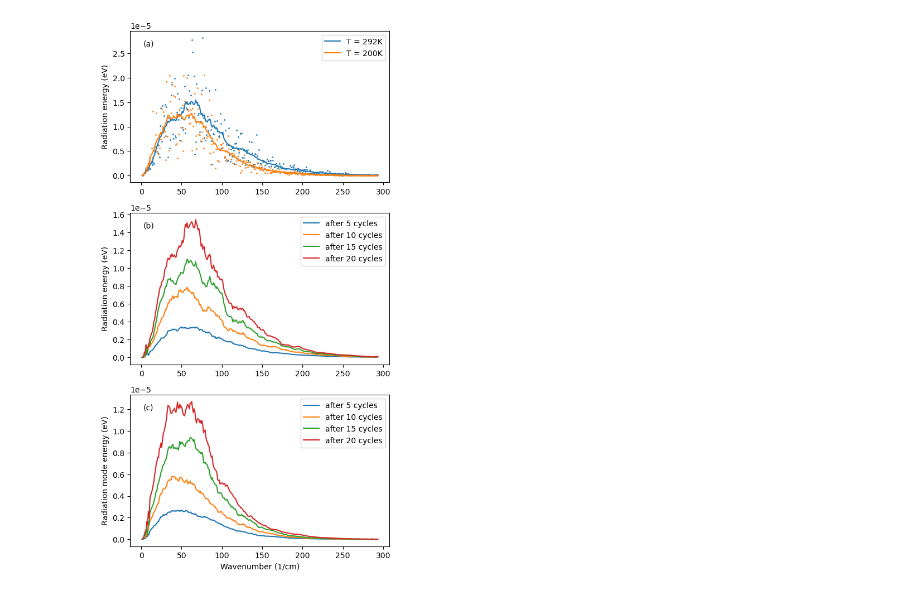
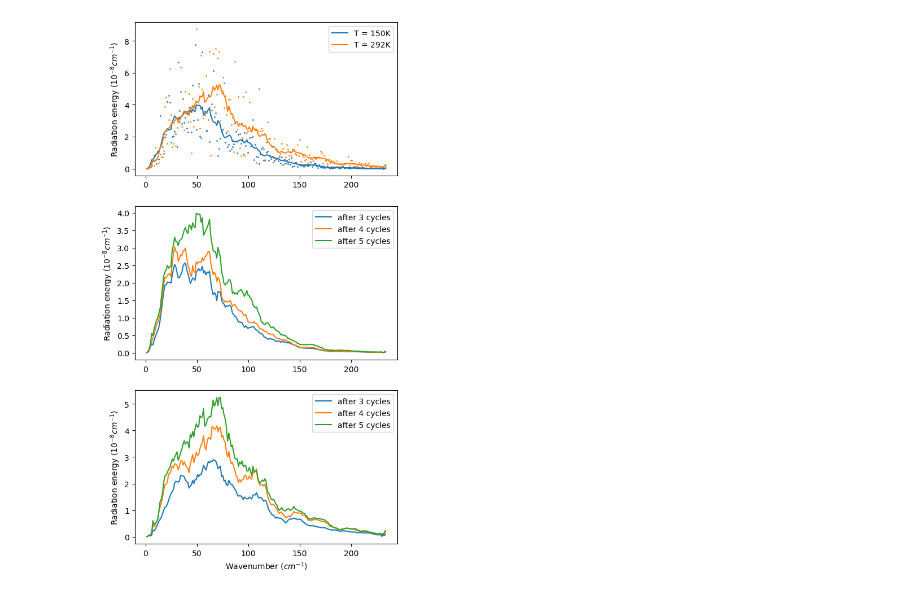
Before and after one commit to RibeiroGroup/Molecular-Dynamics-for-CIS, a Jupyter notebook: src/Plot.ipynb, the cells around one changed output. Drawn from its saved outputs; the diff is of its cells as text; code cells hidden in the pictures.

```diff
--- a/src/Plot.ipynb
+++ b/src/Plot.ipynb
@@ -20,4 +30,5 @@ from analyze_tools import plot_tools as pt
 # %%
 pt = importlib.reload(pt)
+red = importlib.reload(red)
 # %%
 ROOT2 = "pickle_jar/"
@@ -47,0 +189,19 @@ cav_result_folders_list200 = [
+# %%
+spectrum2 = pt.Plot(n_spec_plots = 2)
+
+for j, result_dict in enumerate(cave_result_dict_list):
+    em = result_dict[4]['probe_field']
+    wavenumber = red.convert_wavenumber(em.k_val)
+    final_rad_energy = red.convert_energy(em.history['energy'][-1], 'cm-1') * 1e5
+    wn, erad = profiling_rad(wavenumber, final_rad_energy)
+
+    spectrum2.add_spec_plot(
+        j, wn, erad, scatter = False)
+
+    spectrum2.add_spec_plot(
+        j, wn0, np.array(erad0), scatter = False, linestyle = "--")
+
+    spectrum2.add_label(j, spec_label = ("Wavenumber (1/cm)",r'Energy ($10^{-5} cm^{-1}$)'))
+
+spectrum2.annotate(spec_plots = True)
+spectrum2.savefig(fig_root + '/only_cavity_')
@@ -48,44 +210,51 @@ cav_result_folders_list200 = [
 # %%
+##############################################################
+##############################################################
+### PLOT SPECTRUM IN FREE SPACE FOR DIFFERENCE TEMPERATURE ###
+##############################################################
+##############################################################
+
+ma_windows = 12
 free_plot = pt.Plot(n_spec_plots = 3)
 
-for i , free_result_folders in enumerate([free292, free200]):
-    result_dict = categorizing_result(ROOT + free_result_folders, KEYWORDS="free")
+for i , free_result_folders in enumerate([free150, free292]):
+    result_dict = categorizing_result(free_result_folders, KEYWORDS="")
 
-    cycle = 19
+    cycle = 4
     Afield = result_dict[cycle]["probe_field"]
 
-    rad_energy = red.convert_energy(np.array(Afield.history["energy"][-1]), "ev")
+    rad_energy = red.convert_energy(np.array(Afield.history["energy"][-1]), "cm-1") * 1e8
     omega = red.convert_wavenumber(Afield.k_val)
     omega_profile, final_rad_profile = profiling_rad(omega, rad_energy)
 
     free_plot.add_spec_plot(
-        0, omega_profile, final_rad_profile, ma_w = 20,
+        0, omega_profile, final_rad_profile, ma_w = ma_windows,
         line_label = "T = {}K".format(temperature_list[i])
         )
 
-    for cycle in range(4,20,5):
+    for cycle in range(2,5,1):
         Afield = result_dict[cycle]["probe_field"]
 
-        rad_energy = red.convert_energy(np.array(Afield.history["energy"][-1]), "ev")
+        rad_energy = red.convert_energy(np.array(Afield.history["energy"][-1]), "cm-1") * 1e8
         omega = red.convert_wavenumber(Afield.k_val)
         omega_profile, final_rad_profile = profiling_rad(omega, rad_energy)
 
         free_plot.add_spec_plot(
-            i + 1, omega_profile, final_rad_profile, ma_w = 20, scatter = False,
+            i + 1, omega_profile, final_rad_profile, ma_w = ma_windows, scatter = False,
             line_label = "after {} cycles".format(cycle + 1))
 
-free_plot.add_label(0, (None, "Radiation energy (eV)"))
+free_plot.add_label(0, (None, "Radiation energy ($10^{-8} cm^{-1}$)"))
 free_plot.add_legend(0)
-free_plot.add_label(1, (None, "Radiation energy (eV)"))
+free_plot.add_label(1, (None, "Radiation energy ($10^{-8} cm^{-1}$)"))
 free_plot.add_legend(1)
-free_plot.add_label(2)
+free_plot.add_label(2, (r'Wavenumber $(cm^{-1})$', "Radiation energy ($10^{-8} cm^{-1}$)"))
 
 free_plot.annotate()
 free_plot.add_legend(2)
 
-#free_plot.savefig("figure/test/free2_field_")
+free_plot.savefig(fig_root + "/free2_field_")
 # %% [output]
-[figure, old version]
+[figure, new version]
 # %%
 free_result_dict = categorizing_result(ROOT + free200, KEYWORDS="free")
 nofield_result_dict = categorizing_result(ROOT2 + nofield200, KEYWORDS="nofield")
```
Also changed, not shown: parts of 13 cells of this notebook, 46 other files.
